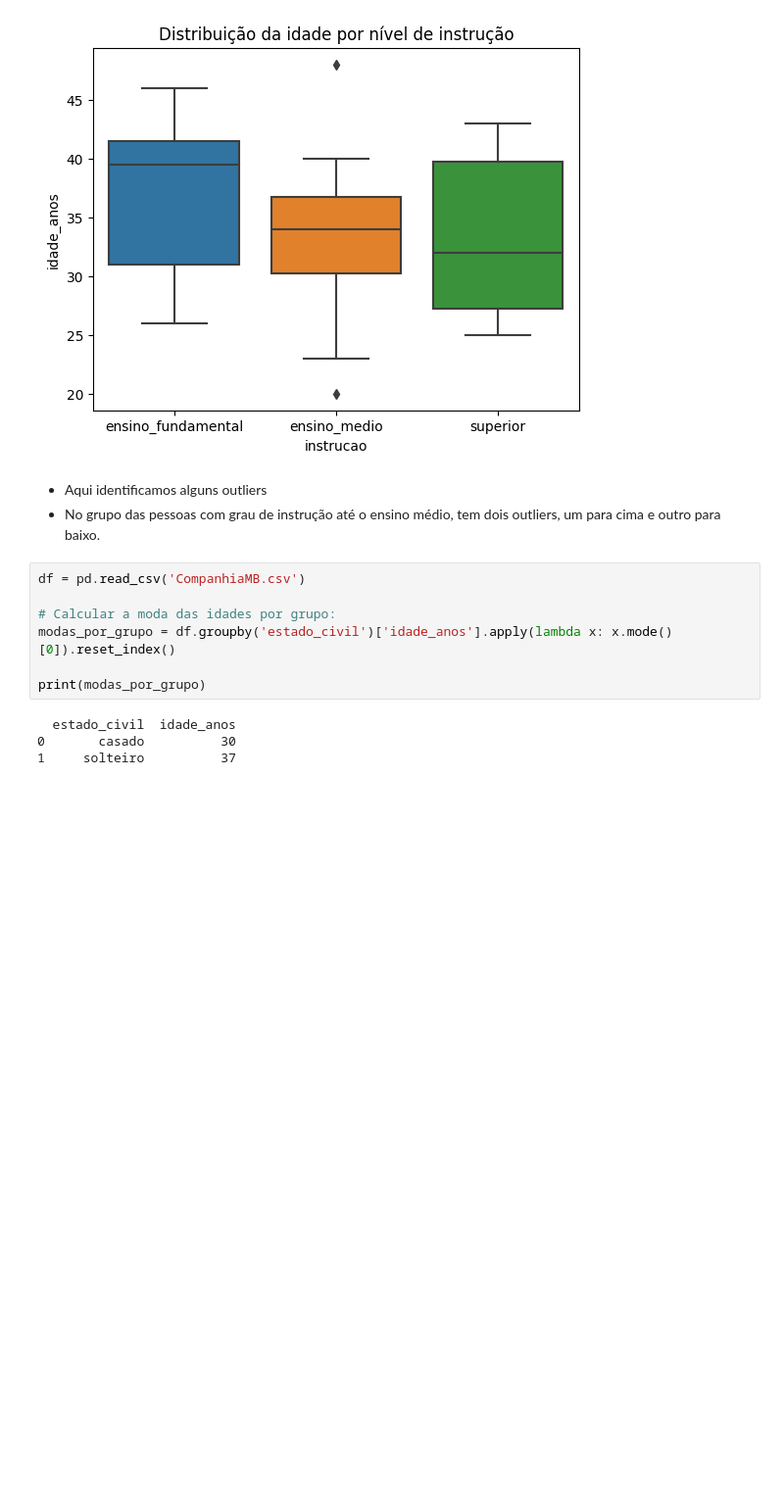
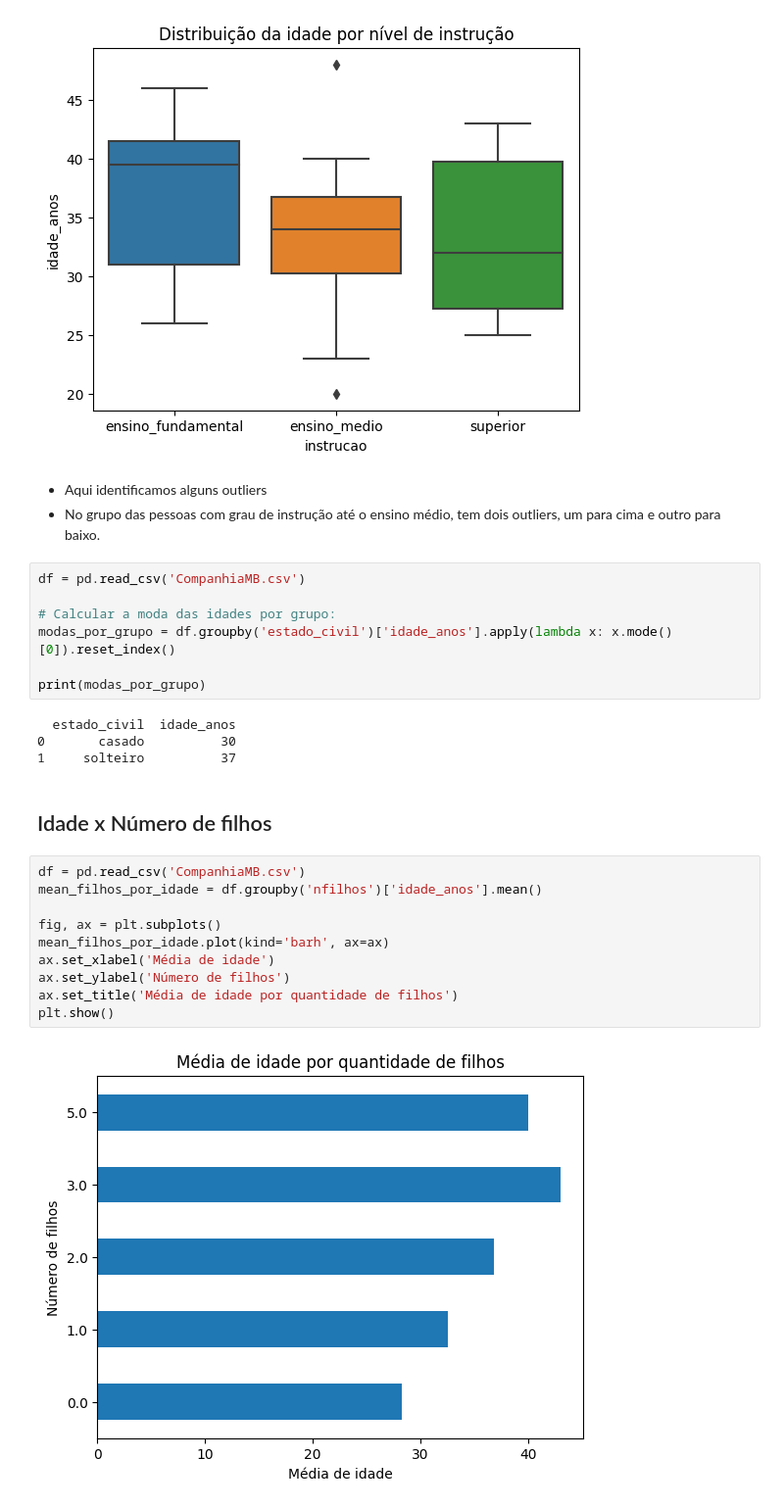
Before and after one commit to leomoreno8/TI26S, a Jupyter notebook: analysis.ipynb, the cells around one changed output. Shown at 98% size. Saved outputs shown, nothing was run; the diff lists cells and outputs as text; blank space fills up the shorter version.

```diff
--- a/analysis.ipynb
+++ b/analysis.ipynb
@@ -219,3 +219,17 @@ print(modas_por_grupo)
   estado_civil  idade_anos
 0       casado          30
 1     solteiro          37
+# %% [markdown]
+## Idade x Número de filhos
+# %%
+df = pd.read_csv('CompanhiaMB.csv')
+mean_filhos_por_idade = df.groupby('nfilhos')['idade_anos'].mean()
+
+fig, ax = plt.subplots()
+mean_filhos_por_idade.plot(kind='barh', ax=ax)
+ax.set_xlabel('Média de idade')
+ax.set_ylabel('Número de filhos')
+ax.set_title('Média de idade por quantidade de filhos')
+plt.show()
+# %% [output]
+[figure, added]
```
Also changed, not shown: parts of 3 cells of this notebook.
